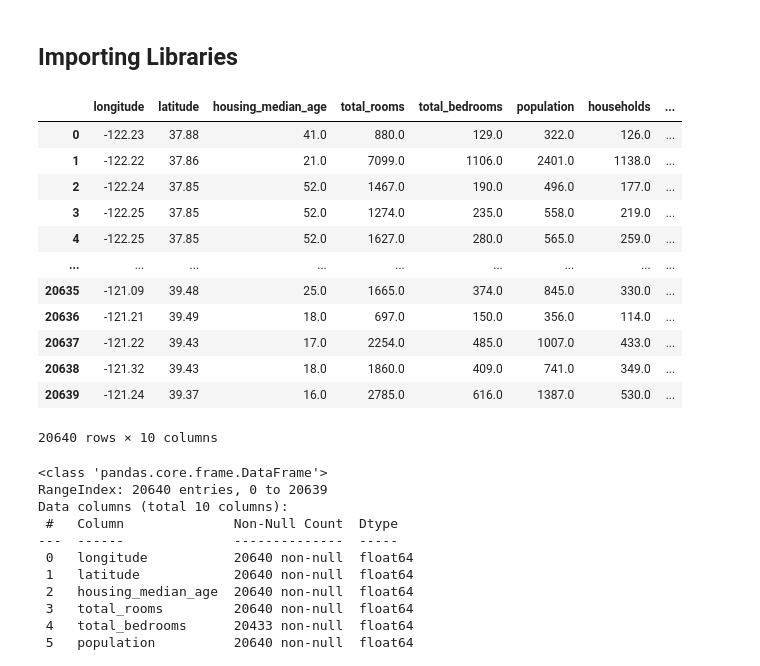
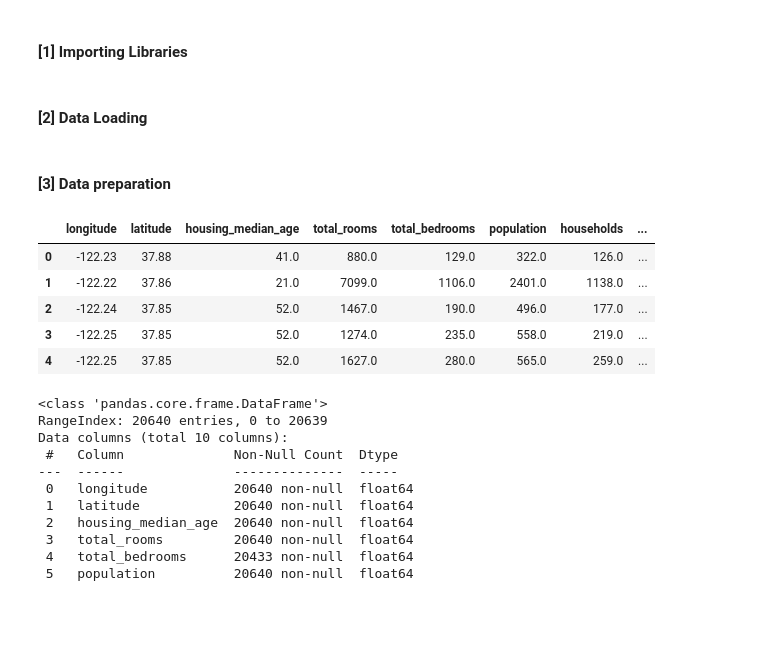
Before and after one commit to penscola/Machine-Learning-Zoomcamp, a Jupyter notebook: notebook/linear_regression.ipynb, the cells around one changed output. Cells and saved outputs as stored; diff of their text form; code cells hidden in the pictures; blank space fills up the shorter version.

```diff
--- a/notebook/linear_regression.ipynb
+++ b/notebook/linear_regression.ipynb
@@ -1,5 +1,5 @@
 # %% [markdown]
-## Importing Libraries
+#### [1] Importing Libraries
 # %%
 import pandas as pd
 import numpy as np
@@ -6,21 +8,18 @@ import numpy as np
+# %% [markdown]
+#### [2] Data Loading
 # %%
 df = pd.read_csv('../data/housing.csv')
+# %% [markdown]
+#### [3] Data preparation
 # %%
-df
+df.head()
 # %% [output]
 |  | longitude | latitude | housing_median_age | total_rooms | total_bedrooms | population | households | ... |
 | 0 | -122.23 | 37.88 | 41.0 | 880.0 | 129.0 | 322.0 | 126.0 | ... |
 | 1 | -122.22 | 37.86 | 21.0 | 7099.0 | 1106.0 | 2401.0 | 1138.0 | ... |
 | 2 | -122.24 | 37.85 | 52.0 | 1467.0 | 190.0 | 496.0 | 177.0 | ... |
 | 3 | -122.25 | 37.85 | 52.0 | 1274.0 | 235.0 | 558.0 | 219.0 | ... |
 | 4 | -122.25 | 37.85 | 52.0 | 1627.0 | 280.0 | 565.0 | 259.0 | ... |
-| ... | ... | ... | ... | ... | ... | ... | ... | ... |
-| 20635 | -121.09 | 39.48 | 25.0 | 1665.0 | 374.0 | 845.0 | 330.0 | ... |
-| 20636 | -121.21 | 39.49 | 18.0 | 697.0 | 150.0 | 356.0 | 114.0 | ... |
-| 20637 | -121.22 | 39.43 | 17.0 | 2254.0 | 485.0 | 1007.0 | 433.0 | ... |
-| 20638 | -121.32 | 39.43 | 18.0 | 1860.0 | 409.0 | 741.0 | 349.0 | ... |
-| 20639 | -121.24 | 39.37 | 16.0 | 2785.0 | 616.0 | 1387.0 | 530.0 | ... |
-20640 rows × 10 columns
 # %%
 df.info()
 # %% [output]
```
Also changed, not shown: parts of 90 cells of this notebook.
